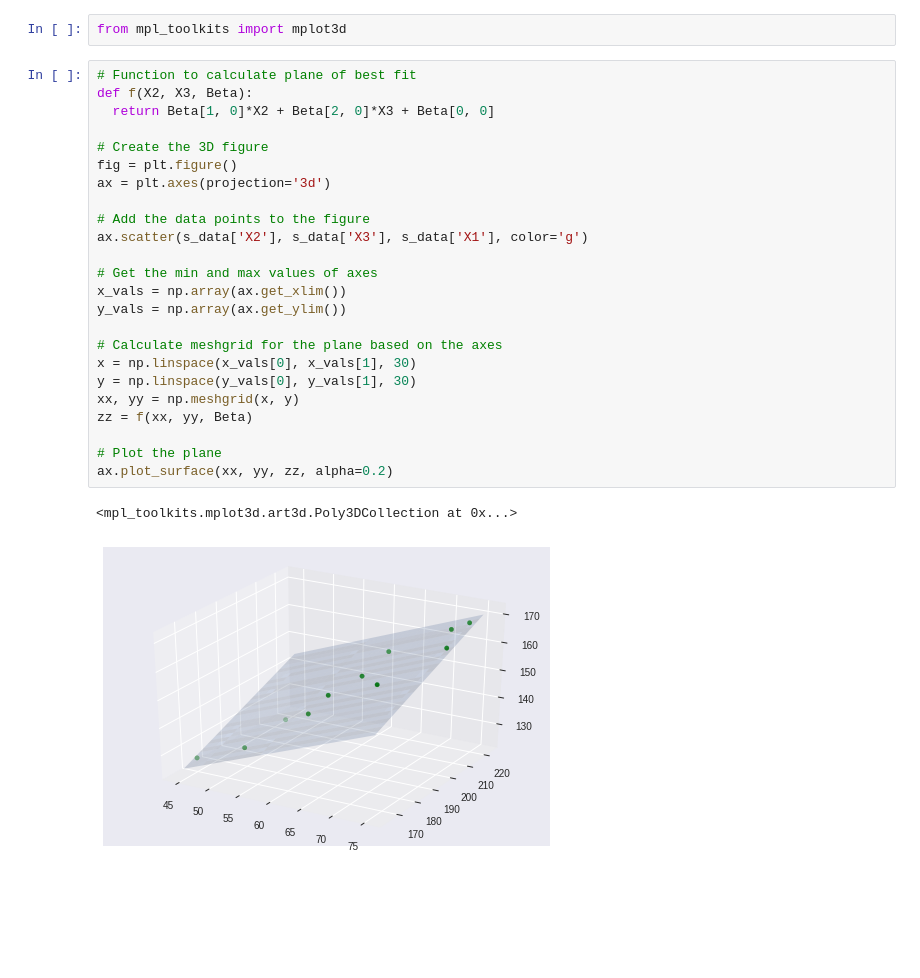
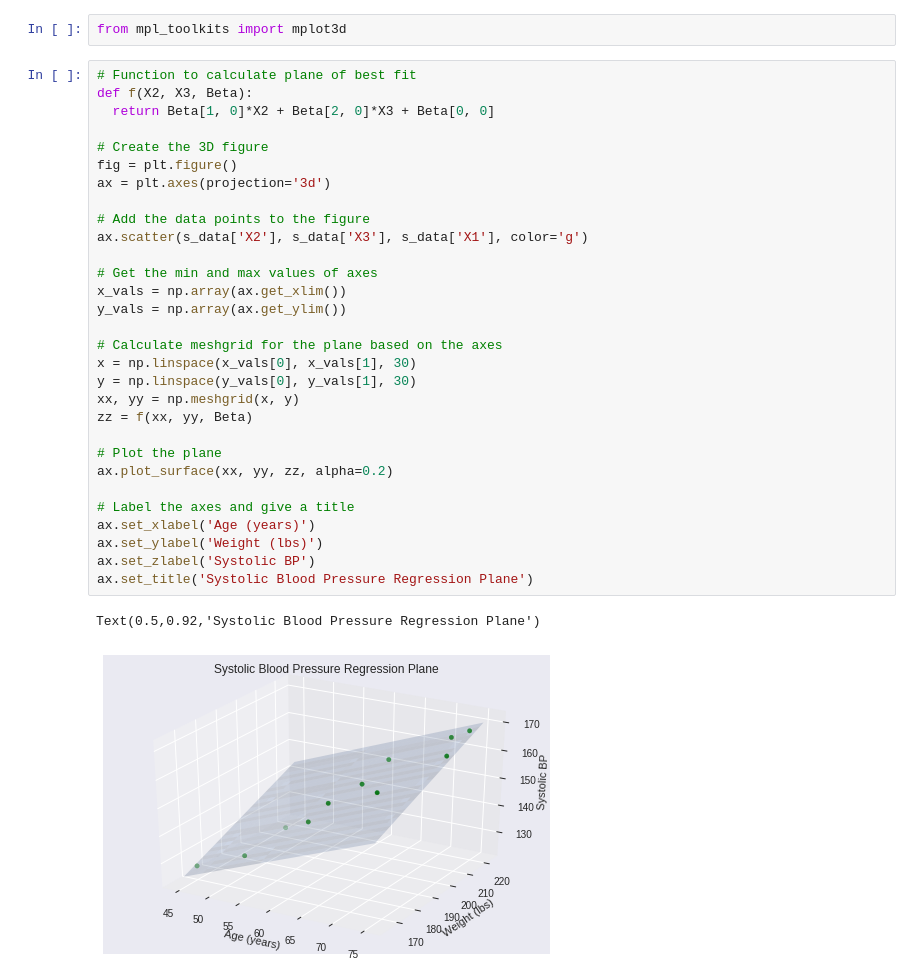
Before and after one commit to jwross24/lambda-intro, a Jupyter notebook: [Jonathan_Ross]_LSDS_Intro_Day_6_Assignment.ipynb, the cells around one changed output. Drawn from its saved outputs; the diff is of its cells as text; blank space fills up the shorter version.

Commit message:
Added plot labels and title for stretch goal

```diff
--- a/[Jonathan_Ross]_LSDS_Intro_Day_6_Assignment.ipynb
+++ b/[Jonathan_Ross]_LSDS_Intro_Day_6_Assignment.ipynb
@@ -218,27 +218,33 @@ from mpl_toolkits import mplot3d
 # %%
 # Function to calculate plane of best fit
 def f(X2, X3, Beta):
   return Beta[1, 0]*X2 + Beta[2, 0]*X3 + Beta[0, 0]
 
 # Create the 3D figure
 fig = plt.figure()
 ax = plt.axes(projection='3d')
 
 # Add the data points to the figure
 ax.scatter(s_data['X2'], s_data['X3'], s_data['X1'], color='g')
 
 # Get the min and max values of axes
 x_vals = np.array(ax.get_xlim())
 y_vals = np.array(ax.get_ylim())
 
 # Calculate meshgrid for the plane based on the axes
 x = np.linspace(x_vals[0], x_vals[1], 30)
 y = np.linspace(y_vals[0], y_vals[1], 30)
 xx, yy = np.meshgrid(x, y)
 zz = f(xx, yy, Beta)
 
 # Plot the plane
 ax.plot_surface(xx, yy, zz, alpha=0.2)
+
+# Label the axes and give a title
+ax.set_xlabel('Age (years)')
+ax.set_ylabel('Weight (lbs)')
+ax.set_zlabel('Systolic BP')
+ax.set_title('Systolic Blood Pressure Regression Plane')
 # %% [output]
-<mpl_toolkits.mplot3d.art3d.Poly3DCollection at 0x...>
+Text(0.5,0.92,'Systolic Blood Pressure Regression Plane')
-[figure, old version]
+[figure, new version]
```
